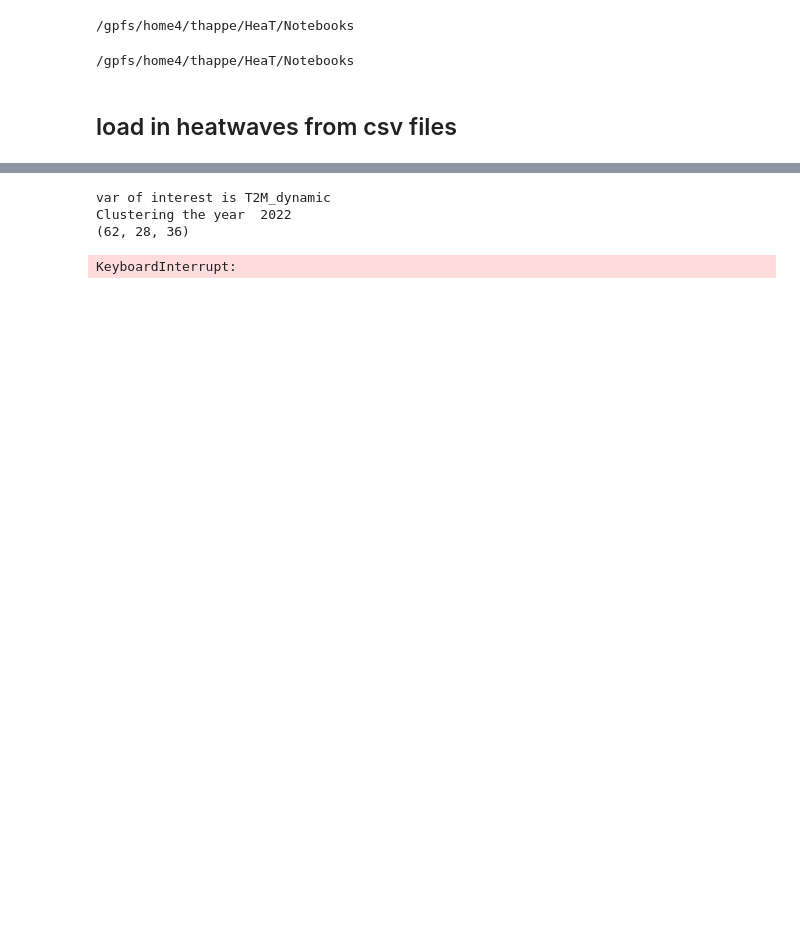
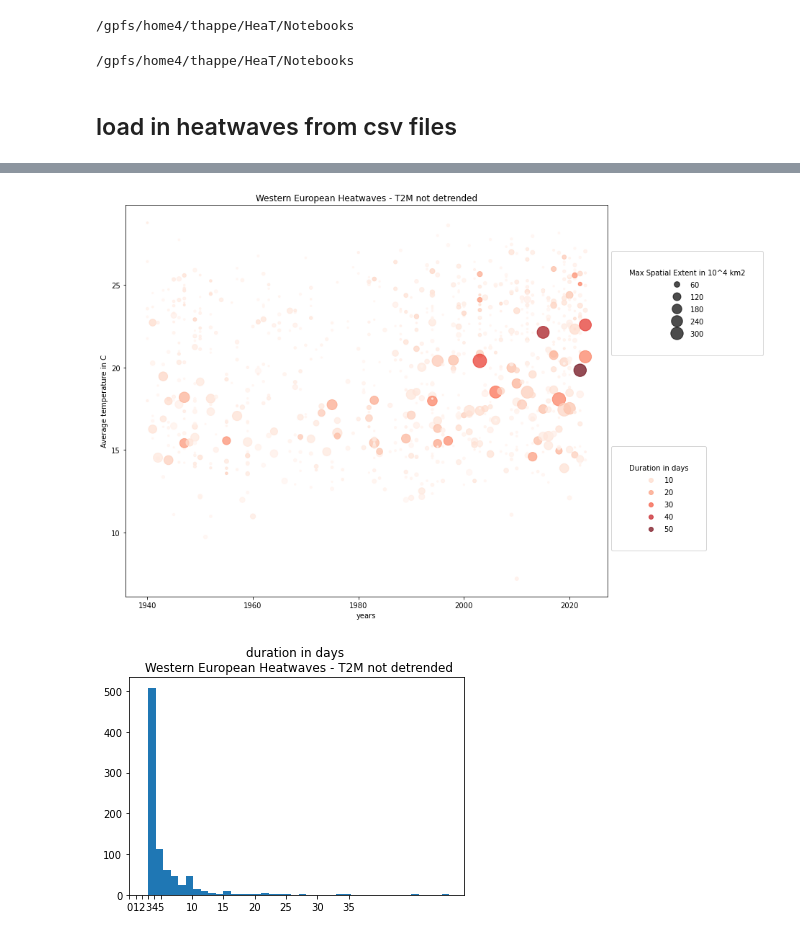
Before and after one commit to tamarahappe/HeaT, a Jupyter notebook: Notebooks/gdbscan_heatwaves_analysis.ipynb, the cells around one changed output, grey strips where cells are left out. Cells and saved outputs as stored; diff of their text form; code cells hidden in the pictures; blank space fills up the shorter version.

```diff
--- a/Notebooks/gdbscan_heatwaves_analysis.ipynb
+++ b/Notebooks/gdbscan_heatwaves_analysis.ipynb
@@ -84,7 +82,0 @@ T2M_dyn_old
-# %%
-MAIN("T2M_dynamic", min_points=18, startyear=2022)
-# %% [output]
-var of interest is T2M_dynamic
-Clustering the year  2022
-(62, 28, 36)
-KeyboardInterrupt:
@@ -90,0 +140,5 @@ KeyboardInterrupt:
+# %%
+heatwave_plot(T2M, "Western European Heatwaves - T2M not detrended")
+# %% [output]
+[figure, added]
+[figure, added]
```
Also changed, not shown: parts of 13 cells of this notebook, 2 other files.
